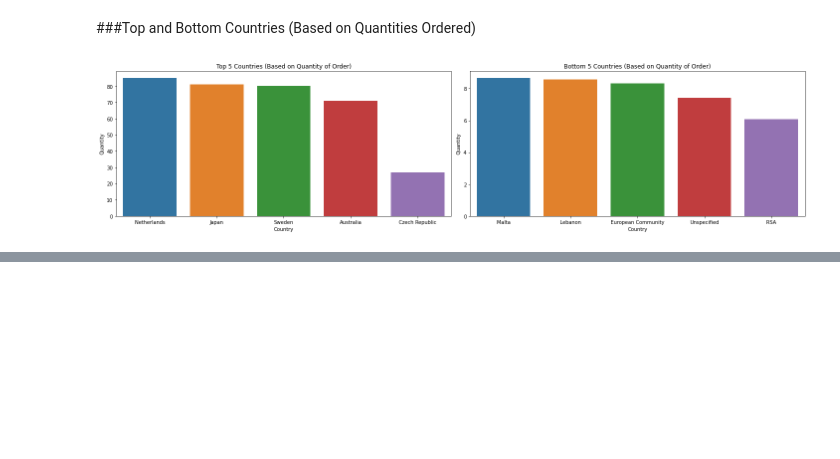
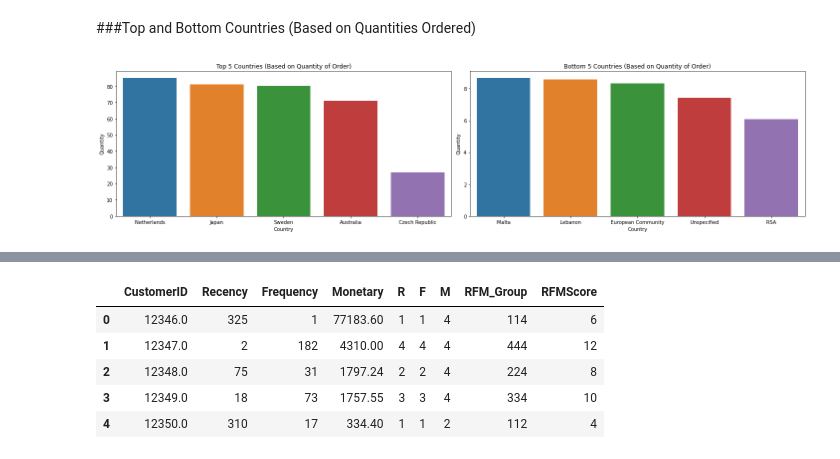
Before and after one commit to shadabsgit/ML-Clustering-Capstone-Project, a Jupyter notebook: Online_Retail_Customer_Segmentation_Capstone_Project.ipynb, the cells around one changed output, grey strips where cells are left out. Cells and saved outputs as stored; diff of their text form; code cells hidden in the pictures; blank space fills up the shorter version.

```diff
--- a/Online_Retail_Customer_Segmentation_Capstone_Project.ipynb
+++ b/Online_Retail_Customer_Segmentation_Capstone_Project.ipynb
@@ -485,0 +511,23 @@ plt.tight_layout()
+# %%
+import datetime as dt
+
+#Set Latest date 2011-12-10 as last invoice date was 2011-12-09. This is to calculate the number of days from recent purchase
+Latest_Date = dt.datetime(2011,12,10)
+
+#Create Recency-Frequency-Monetary Modelling scores for each customer
+rfm_df = data.groupby('CustomerID').agg(
+                                      {'InvoiceDate': lambda x: (Latest_Date - x.max()).days,
+                                       'InvoiceNo': lambda x: len(x),
+                                       'TotalAmount': lambda x: x.sum()}
+                                        )
+
+#Convert Invoice Date into type int
+rfm_df['InvoiceDate'] = rfm_df['InvoiceDate'].astype(int)
+
+#Rename column names to Recency, Frequency and Monetary
+rfm_df.rename(columns={'InvoiceDate': 'Recency',
+                         'InvoiceNo': 'Frequency',
+                         'TotalAmount': 'Monetary'}, inplace=True)
+
+#Viewing the RFM data
+rfm_df.reset_index().head()
@@ -485,0 +572,16 @@ plt.tight_layout()
+# %%
+#Getting RFM groups
+rfm_df['RFM_Group'] = rfm_df.R.map(str) + rfm_df.F.map(str) + rfm_df.M.map(str)
+
+#Getting RFM scores
+rfm_df['RFMScore'] = rfm_df[['R', 'F', 'M']].sum(axis = 1)
+
+#Viewing the RFM data
+rfm_df.reset_index().head()
+# %% [output]
+|  | CustomerID | Recency | Frequency | Monetary | R | F | M | RFM_Group | RFMScore |
+| 0 | 12346.0 | 325 | 1 | 77183.60 | 1 | 1 | 4 | 114 | 6 |
+| 1 | 12347.0 | 2 | 182 | 4310.00 | 4 | 4 | 4 | 444 | 12 |
+| 2 | 12348.0 | 75 | 31 | 1797.24 | 2 | 2 | 4 | 224 | 8 |
+| 3 | 12349.0 | 18 | 73 | 1757.55 | 3 | 3 | 4 | 334 | 10 |
+| 4 | 12350.0 | 310 | 17 | 334.40 | 1 | 1 | 2 | 112 | 4 |
```
Also changed, not shown: parts of 18 cells of this notebook.
